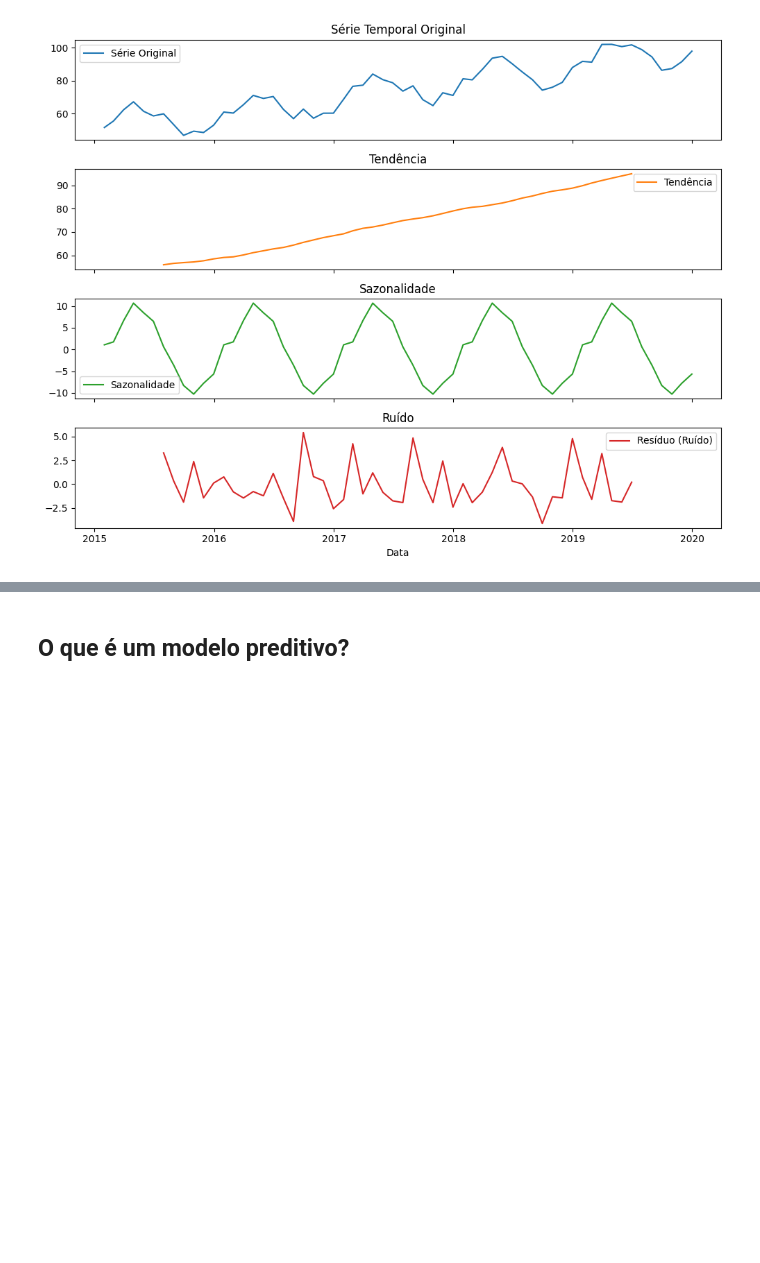
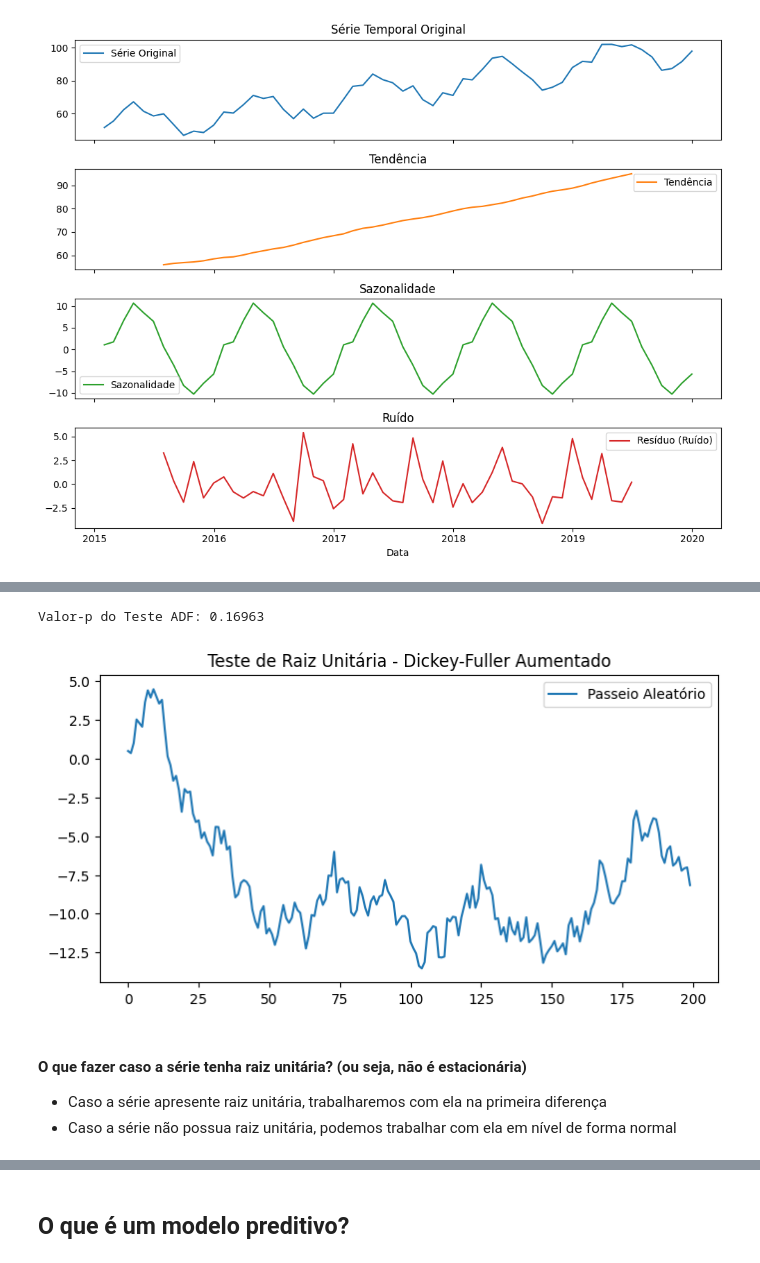
Before and after one commit to juliacvieira/case_macro, a Jupyter notebook: case_macro.ipynb, the cells around one changed output, grey strips where cells are left out. Drawn from its saved outputs; the diff is of its cells as text; code cells hidden in the pictures; blank space fills up the shorter version.

```diff
--- a/case_macro.ipynb
+++ b/case_macro.ipynb
@@ -518,0 +525,29 @@ Assim, num teste de raiz unitária queremos saber se $\gamma$ é igual a 0. Se f
+# %%
+import numpy as np
+import pandas as pd
+import statsmodels.api as sm
+from statsmodels.tsa.stattools import adfuller
+import matplotlib.pyplot as plt
+
+# Criar um passeio aleatório (Random Walk)
+np.random.seed(42)
+n = 200
+y = np.cumsum(np.random.normal(0, 1, n))  # Passeio aleatório (não estacionário)
+
+# Aplicar o teste ADF
+adf_test = adfuller(y)
+print(f'Valor-p do Teste ADF: {adf_test[1]:.5f}')
+
+# Plotar a série
+plt.figure(figsize=(8,4))
+plt.plot(y, label="Passeio Aleatório")
+plt.title("Teste de Raiz Unitária - Dickey-Fuller Aumentado")
+plt.legend()
+plt.show()
+# %% [output]
+Valor-p do Teste ADF: 0.16963
+[figure, added]
+# %% [markdown]
+#### **O que fazer caso a série tenha raiz unitária? (ou seja, não é estacionária)**
+- Caso a série apresente raiz unitária, trabalharemos com ela na primeira diferença
+- Caso a série não possua raiz unitária, podemos trabalhar com ela em nível de forma normal
```
Also changed, not shown: parts of 2 cells of this notebook.
